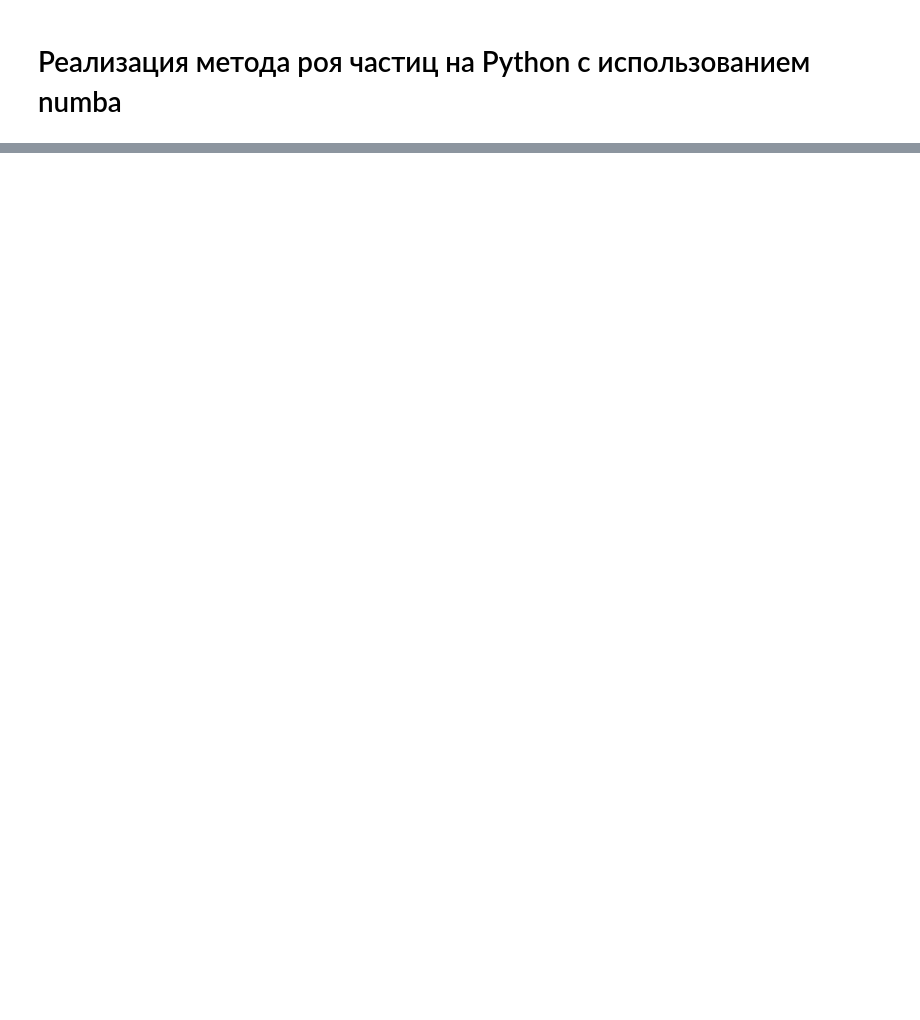
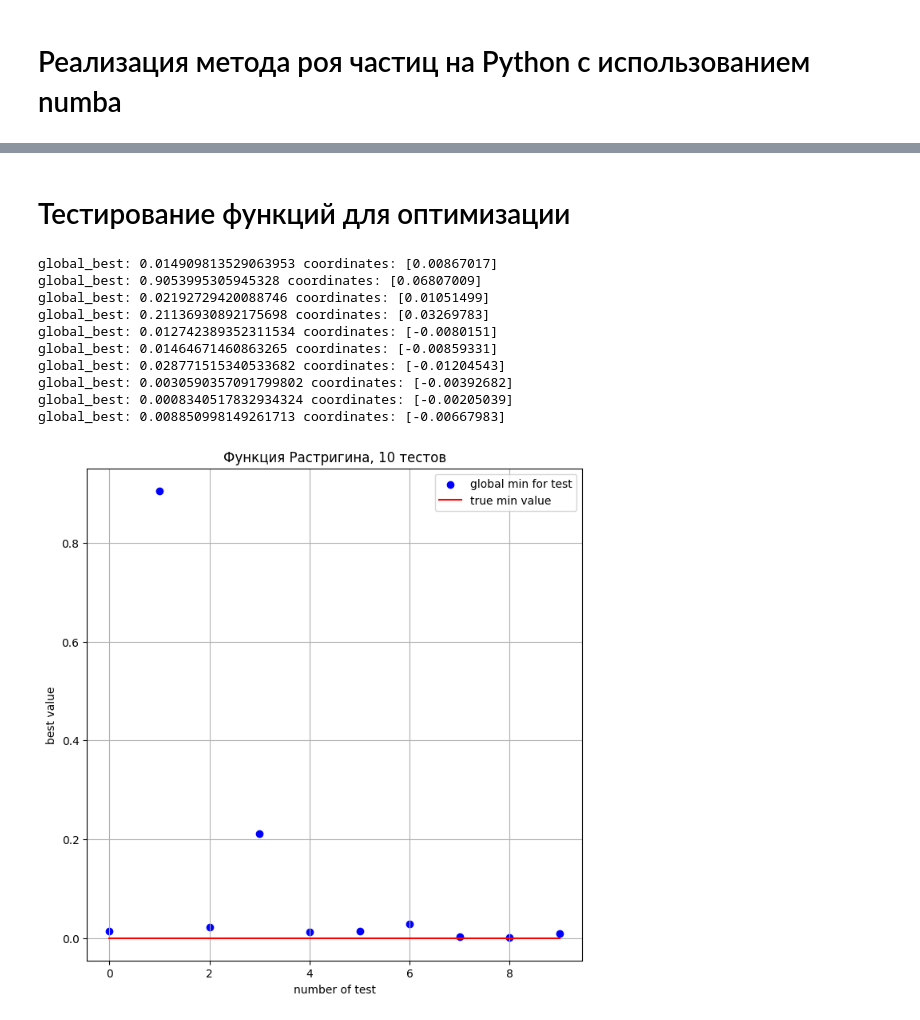
Before and after one commit to Artikezwin/Particle-Swarm-Optimization, a Jupyter notebook: Jupiter/CPSO.ipynb, the cells around one changed output, grey strips where cells are left out. Saved outputs shown, nothing was run; the diff lists cells and outputs as text; code cells hidden in the pictures; blank space fills up the shorter version.

```diff
--- a/Jupiter/CPSO.ipynb
+++ b/Jupiter/CPSO.ipynb
@@ -166,0 +177,35 @@ plt.show()
+# %% [markdown]
+# Тестирование функций для оптимизации
+# %%
+def draw(f, title: str):
+
+    for i in range(10):
+        list_of_best_x, list_of_best_y = main(1.154, f)[1]
+
+        y = list_of_best_y[len(list_of_best_y) - 1]
+
+        if i == 0:
+            plt.scatter(i, y, c = 'b', label = 'global min for test')
+            plt.plot(np.arange(10), np.zeros(10), c = 'r', label = 'true min value')
+            plt.legend()
+            plt.xlabel("number of test")
+            plt.ylabel("best value")
+        else:
+            plt.scatter(i, y, c = 'b')
+
+    plt.title(title)
+    plt.show()
+
+draw(rastrigin, "Функция Растригина, 10 тестов")
+# %% [output]
+global_best: 0.014909813529063953 coordinates: [0.00867017]
+global_best: 0.9053995305945328 coordinates: [0.06807009]
+global_best: 0.02192729420088746 coordinates: [0.01051499]
+global_best: 0.21136930892175698 coordinates: [0.03269783]
+global_best: 0.012742389352311534 coordinates: [-0.0080151]
+global_best: 0.01464671460863265 coordinates: [-0.00859331]
+global_best: 0.028771515340533682 coordinates: [-0.01204543]
+global_best: 0.0030590357091799802 coordinates: [-0.00392682]
+global_best: 0.0008340517832934324 coordinates: [-0.00205039]
+global_best: 0.008850998149261713 coordinates: [-0.00667983]
+[figure, added]
```
Also changed, not shown: parts of 19 cells of this notebook, 3 other files.
